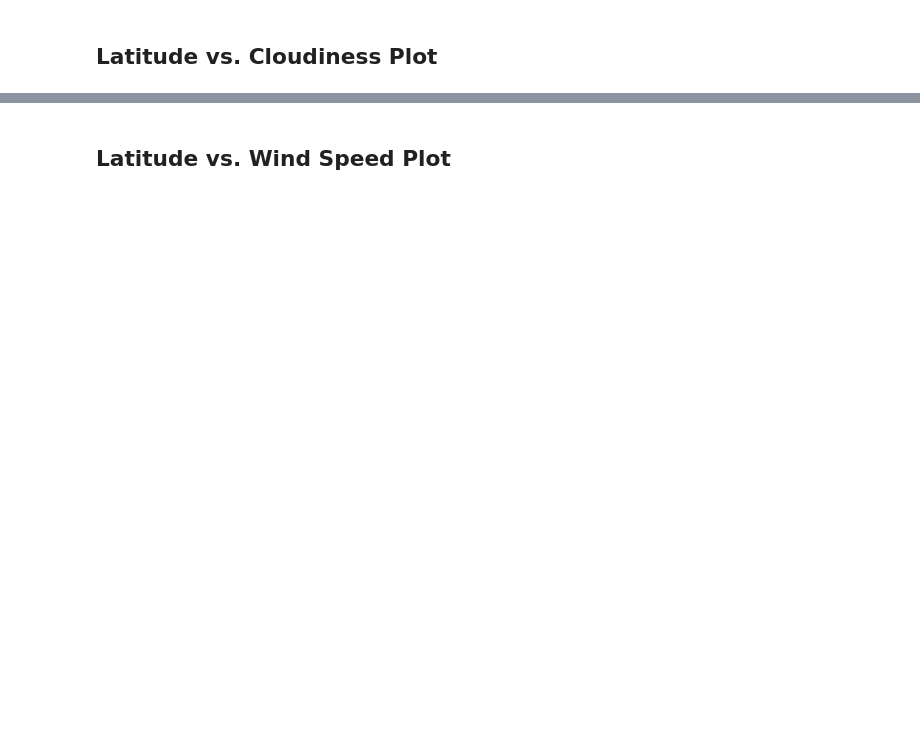
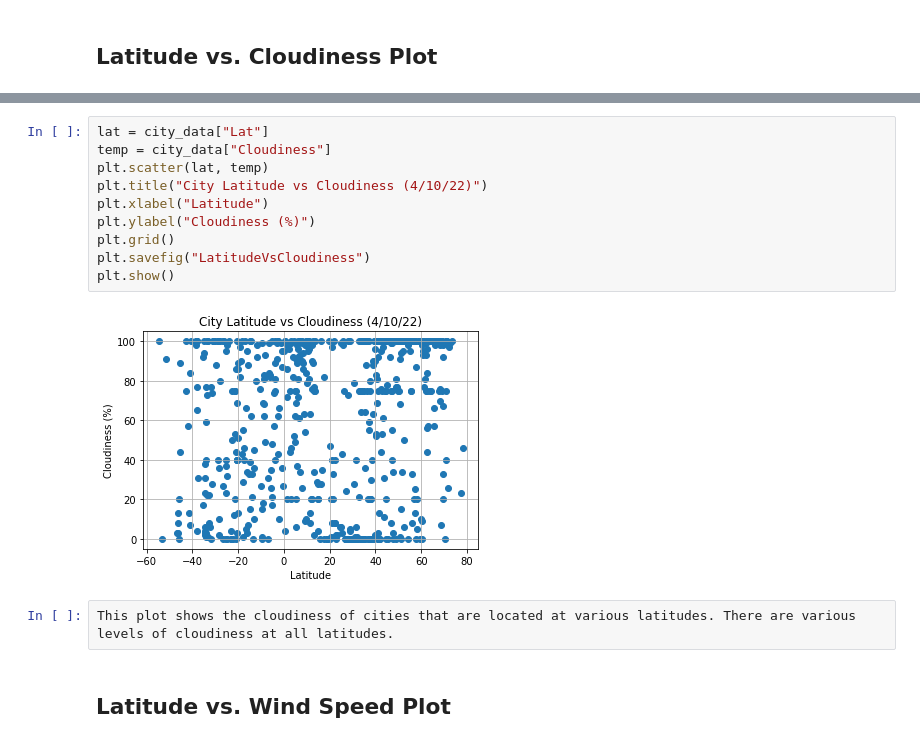
Before and after one commit to vishaalgupta/python-api-challange, a Jupyter notebook: WeatherPy/WeatherPy.ipynb, the cells around one changed output, grey strips where cells are left out. Saved outputs shown, nothing was run; the diff lists cells and outputs as text; blank space fills up the shorter version.

```diff
--- a/WeatherPy/WeatherPy.ipynb
+++ b/WeatherPy/WeatherPy.ipynb
@@ -239,2 +258,16 @@ Int64Index([], dtype='int64')
+# %%
+lat = city_data["Lat"]
+temp = city_data["Cloudiness"]
+plt.scatter(lat, temp)
+plt.title("City Latitude vs Cloudiness (4/10/22)")
+plt.xlabel("Latitude")
+plt.ylabel("Cloudiness (%)")
+plt.grid()
+plt.savefig("LatitudeVsCloudiness")
+plt.show()
+# %% [output]
+[figure, added]
+# %%
+This plot shows the cloudiness of cities that are located at various latitudes. There are various levels of cloudiness at all latitudes.
 # %% [markdown]
 ## Latitude vs. Wind Speed Plot
```
Also changed, not shown: parts of 12 cells of this notebook, 6 other files.
